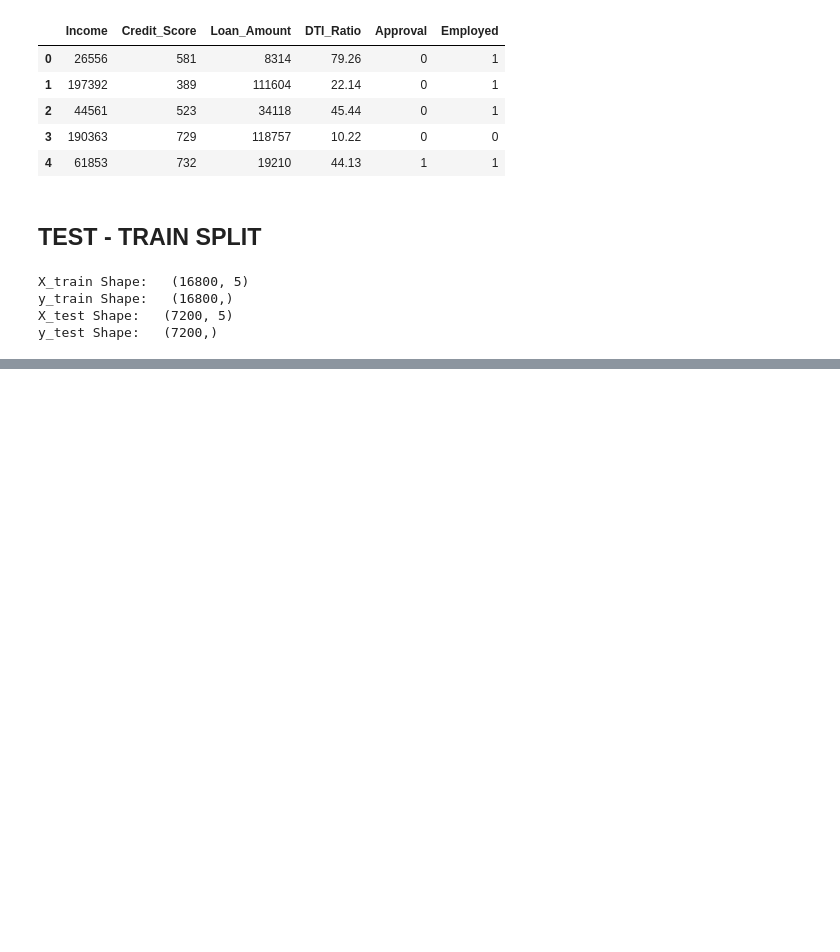
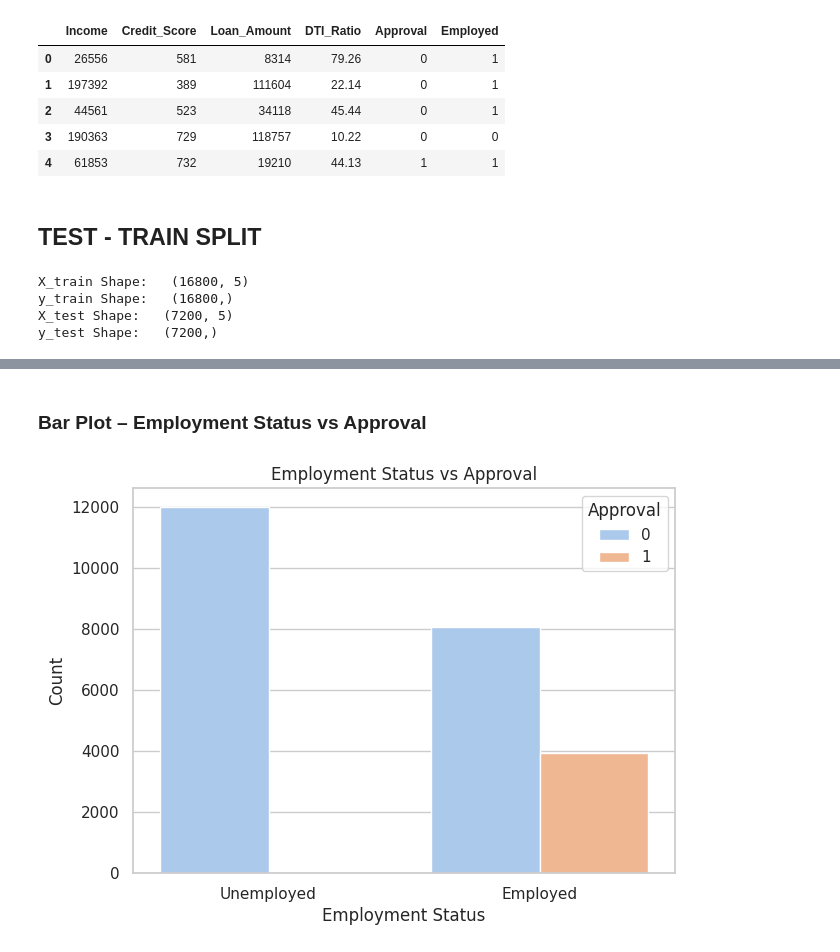
Before and after one commit to Musxeto/Ai-lab, a Jupyter notebook: preprocessing/loan.ipynb, the cells around one changed output, grey strips where cells are left out. Saved outputs shown, nothing was run; the diff lists cells and outputs as text; code cells hidden in the pictures; blank space fills up the shorter version.

```diff
--- a/preprocessing/loan.ipynb
+++ b/preprocessing/loan.ipynb
@@ -111,0 +154,13 @@ y_test Shape:   (7200,)
+# %% [markdown]
+### Bar Plot – Employment Status vs Approval
+# %%
+plt.figure(figsize=(7, 5))
+sns.countplot(x='Employed', hue='Approval', data=data, palette='pastel')
+plt.title("Employment Status vs Approval")
+plt.xticks([0, 1], ['Unemployed', 'Employed'])
+plt.xlabel("Employment Status")
+plt.ylabel("Count")
+plt.legend(title='Approval')
+plt.show()
+# %% [output]
+[figure, added]
```
Also changed, not shown: parts of 14 cells of this notebook.
